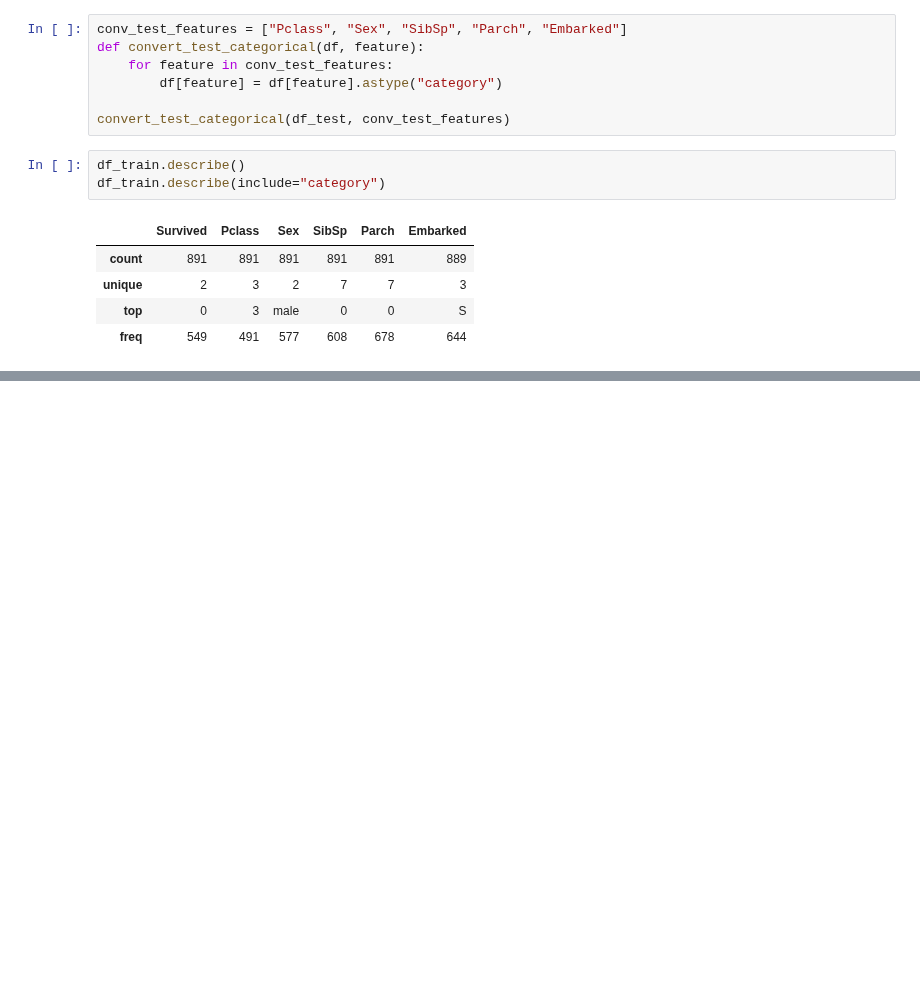
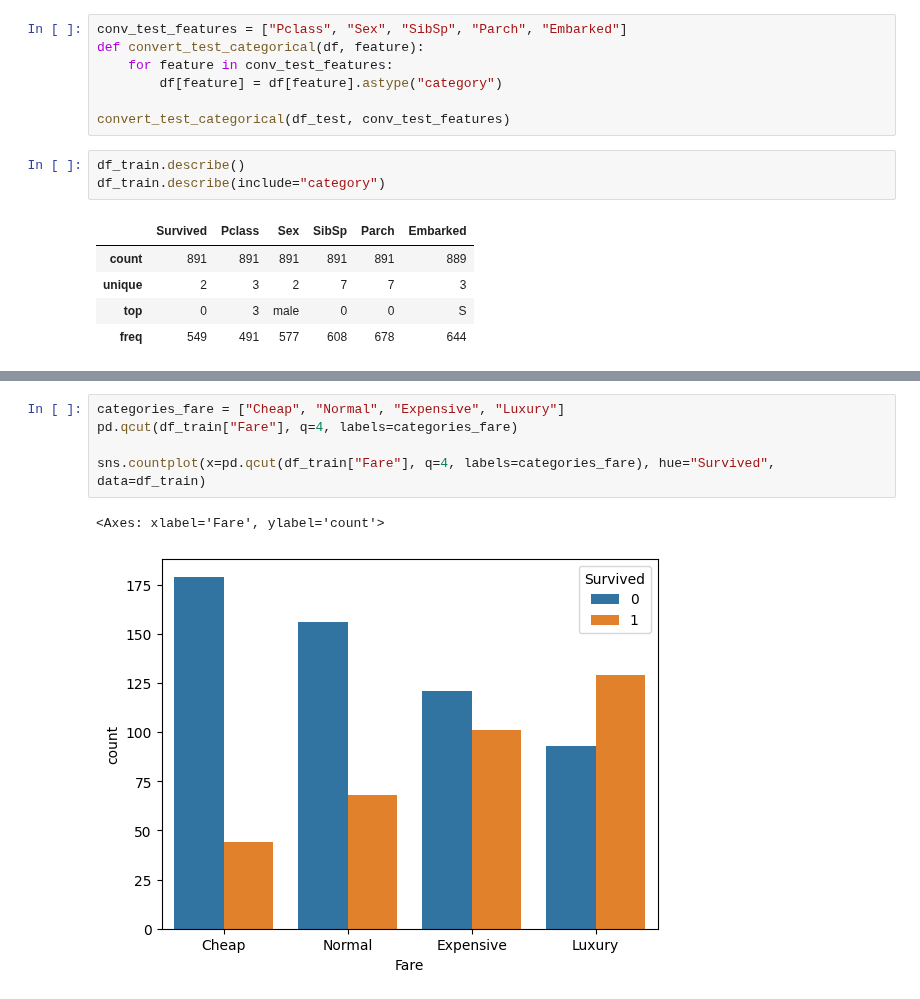
Before and after one commit to Anlh-ogr/Titanic_ML_From_Disaster, a Jupyter notebook: Survival_Prediction.ipynb, the cells around one changed output, grey strips where cells are left out. Saved outputs shown, nothing was run; the diff lists cells and outputs as text; blank space fills up the shorter version.

```diff
--- a/Survival_Prediction.ipynb
+++ b/Survival_Prediction.ipynb
@@ -44,0 +122,8 @@ df_train.describe(include="category")
+# %%
+categories_fare = ["Cheap", "Normal", "Expensive", "Luxury"]
+pd.qcut(df_train["Fare"], q=4, labels=categories_fare)
+
+sns.countplot(x=pd.qcut(df_train["Fare"], q=4, labels=categories_fare), hue="Survived", data=df_train)
+# %% [output]
+<Axes: xlabel='Fare', ylabel='count'>
+[figure, added]
```
Also changed, not shown: parts of 12 cells of this notebook.
